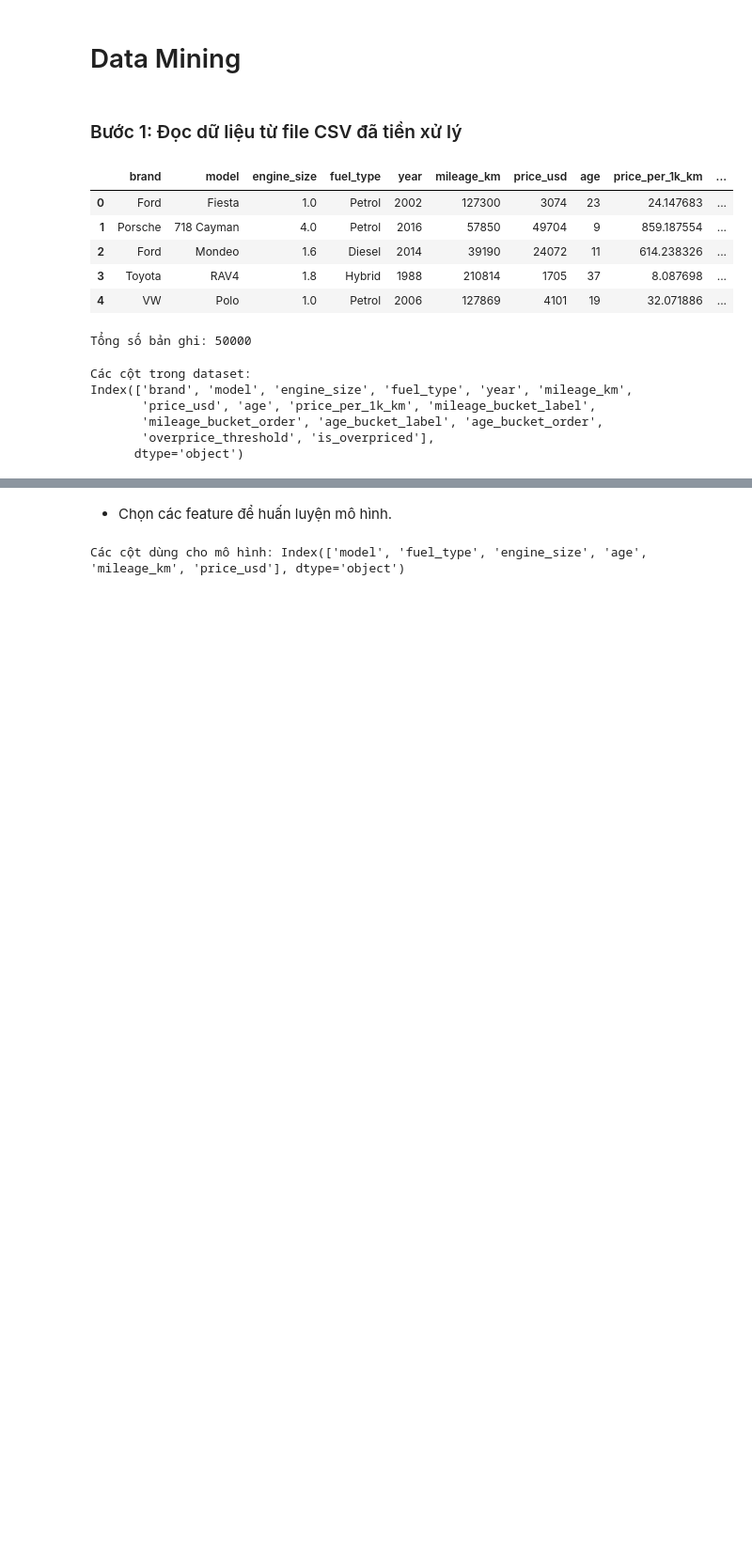
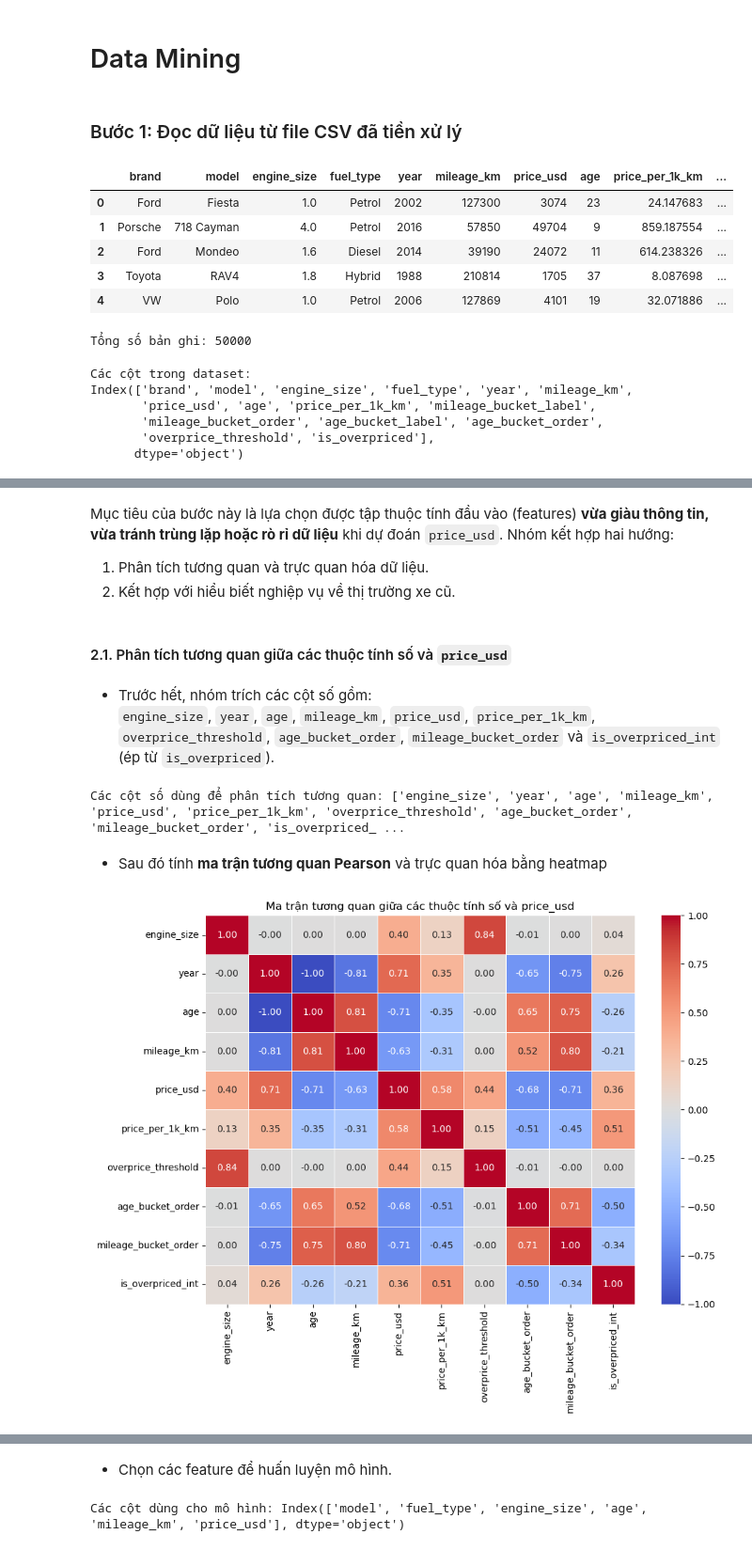
Before and after one commit to AdamNbz/IS217, a Jupyter notebook: source/Data Mining/data_mining.ipynb, the cells around one changed output, grey strips where cells are left out. Shown: that part at 94% size. Drawn from its saved outputs; the diff is of its cells as text; code cells hidden in the pictures; blank space fills up the shorter version.

```diff
--- a/source/Data Mining/data_mining.ipynb
+++ b/source/Data Mining/data_mining.ipynb
@@ -43,0 +46,43 @@ Index(['brand', 'model', 'engine_size', 'fuel_type', 'year', 'mileage_km',
+# %% [markdown]
+Mục tiêu của bước này là lựa chọn được tập thuộc tính đầu vào (features) **vừa giàu thông tin, vừa tránh trùng lặp hoặc rò rỉ dữ liệu** khi dự đoán `price_usd`. Nhóm kết hợp hai hướng:
+
+1. Phân tích tương quan và trực quan hóa dữ liệu.
+2. Kết hợp với hiểu biết nghiệp vụ về thị trường xe cũ.
+# %% [markdown]
+#### 2.1. Phân tích tương quan giữa các thuộc tính số và `price_usd`
+# %% [markdown]
+- Trước hết, nhóm trích các cột số gồm:
+`engine_size`, `year`, `age`, `mileage_km`, `price_usd`, `price_per_1k_km`,
+`overprice_threshold`, `age_bucket_order`, `mileage_bucket_order` và `is_overpriced_int` (ép từ `is_overpriced`).
+# %%
+numeric_cols = [
+    'engine_size',
+    'year',
+    'age',
+    'mileage_km',
+    'price_usd',
+    'price_per_1k_km',
+    'overprice_threshold',
+    'age_bucket_order',
+    'mileage_bucket_order'
+]
+
+numeric_cols = [c for c in numeric_cols if c in df.columns]
+df['is_overpriced_int'] = df['is_overpriced'].astype(int)
+numeric_cols.append('is_overpriced_int')
+
+print("Các cột số dùng để phân tích tương quan:", numeric_cols)
+# %% [output]
+Các cột số dùng để phân tích tương quan: ['engine_size', 'year', 'age', 'mileage_km', 'price_usd', 'price_per_1k_km', 'overprice_threshold', 'age_bucket_order', 'mileage_bucket_order', 'is_overpriced_ ...
+# %% [markdown]
+- Sau đó tính **ma trận tương quan Pearson** và trực quan hóa bằng heatmap
+# %%
+corr_matrix = df[numeric_cols].corr(method='pearson')
+
+plt.figure(figsize=(10, 8))
+sns.heatmap(corr_matrix, annot=True, fmt=".2f", cmap="coolwarm", linewidths=0.5)
+plt.title("Ma trận tương quan giữa các thuộc tính số và price_usd")
+plt.tight_layout()
+plt.show()
+# %% [output]
+[figure, added]
```
Also changed, not shown: parts of 39 cells of this notebook.
